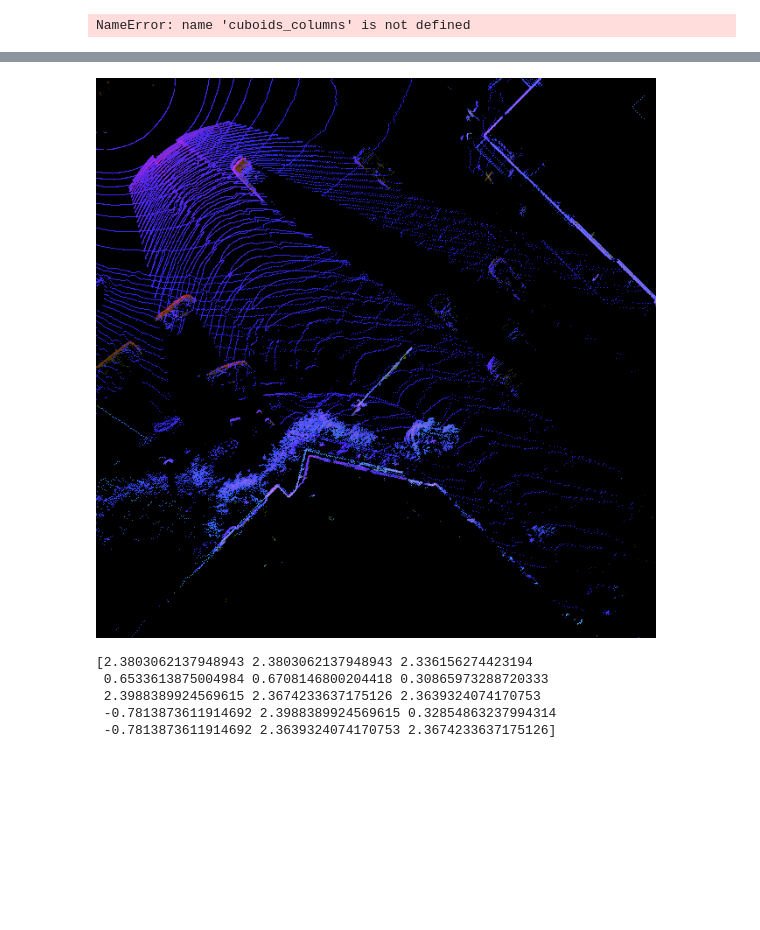
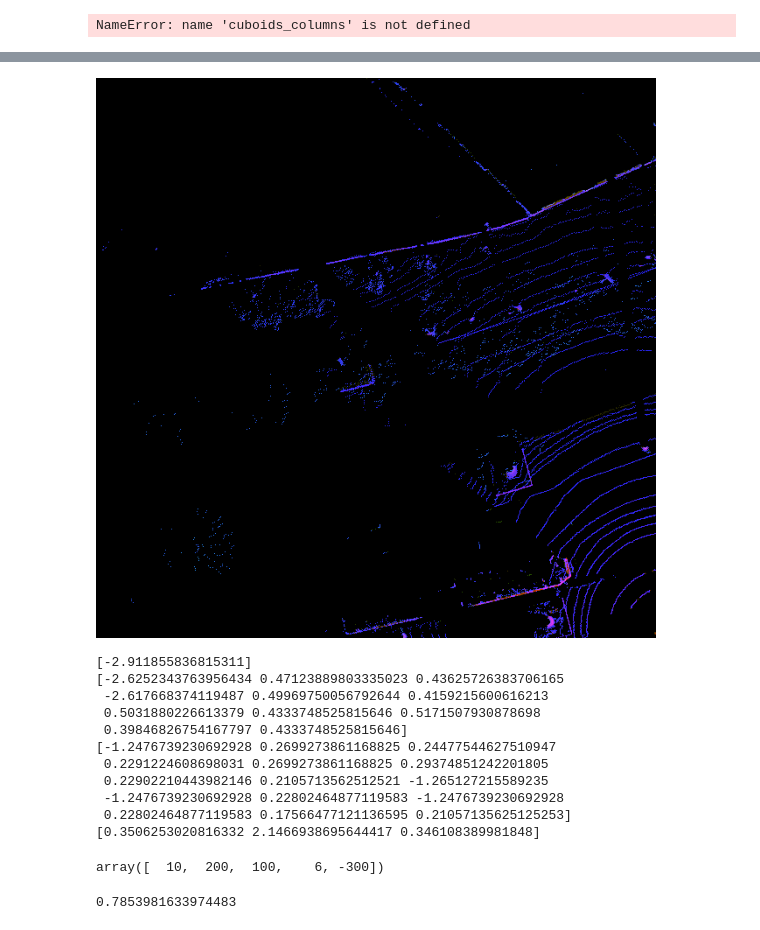
Before and after one commit to HungryM1NT/VKR, a Jupyter notebook: my_idea.ipynb, the cells around one changed output, grey strips where cells are left out. Saved outputs shown, nothing was run; the diff lists cells and outputs as text; code cells hidden in the pictures; blank space fills up the shorter version.

Commit message:
get poses

```diff
--- a/my_idea.ipynb
+++ b/my_idea.ipynb
@@ -23,14 +24,28 @@ BEV_HEIGHT = 640
 WIDTH_MAGIC = 50
 HEIGHT_MAGIC = 50
 # %%
-with open('./tests/annotations/cuboids/00.pkl', 'rb') as f:
+cur_folder = '014'
+cur_file = '04.pkl'
+
+with open(f'./training/Pandaset/{cur_folder}/annotations/cuboids/{cur_file}', 'rb') as f:
+
     cuboids_data = pickle.load(f)
+    # print(set(cuboids_data['cuboids.sibling_id']))
+    # print(cuboids_data.columns)
+    # cuboids_data = cuboids_data[cuboids_data['cuboids.sibling_id'].isin(['6c71e7b5-8eb3-4d3c-876f-e258e0e399db', '52195828-398a-4f69-a0ee-7ba9ce260ee1', '64b6e696-e63f-406c-b5f3-a8ca3668de3d', 'e5ad8a8c-8a62-4e7e-a08b-3a8a51ba0fd6',])]
+    cuboids_data = cuboids_data[cuboids_data['cuboids.sensor_id'].isin([-1, 0])]
     cuboids_data = cuboids_data[CUBOIDS_COLUMNS]
     cuboids_data = cuboids_data[cuboids_data['label'].isin(['Car', 'Bus', 'Pedestrian', 'Bus', 'Pickup Truck'])]
     cuboids_array = cuboids_data.to_numpy()
 
-with open('./tests/lidar/00.pkl', 'rb') as f:
+with open(f'./training/Pandaset/{cur_folder}/lidar/{cur_file}', 'rb') as f:
     lidar_data = pickle.load(f)
+
+with open(f"./training/Pandaset/{cur_folder}/lidar/poses.json", 'r') as f:
+    poses_data = json.load(f)
+    poses_data = poses_data[int(cur_file[:2])]
+
+    # 'd193e4e5-6794-4915-8772-cd64fe175259', '90f0d4a4-7a07-47c2-8636-3b79c468aea1', '0c23bb23-696c-4e11-bca3-184b877ca0d9', '0c045e66-3cd6-4dbb-84eb-fc3eb64d6ef1', '4ca78c65-b17e-4cc4-95d8-556e9dea834a', '6c1478ec-63e4-467e-aea9-67c4e8ebc5a3', 'f12d87c9-9522-4316-a660-7a5ec80fd8da', '5bc135e3-0e44-4e78-8a67-cc06b97cb180', '6c71e7b5-8eb3-4d3c-876f-e258e0e399db', '52195828-398a-4f69-a0ee-7ba9ce260ee1', '64b6e696-e63f-406c-b5f3-a8ca3668de3d', 'e5ad8a8c-8a62-4e7e-a08b-3a8a51ba0fd6', '3fe53d03-50b8-42eb-964e-d8f779df3a0f', 'f2b27077-6e42-42da-b044-6fa1fe100790', '580459ea-a1cc-460f-8a19-c5b645e09b5b', '7d4570ba-1ef6-4d19-81bf-de716311e966', '-', 'e7b62fa0-53fb-4ad8-93b8-971fdda41426', 'b2aa81b7-2c05-4e5e-a162-231b4183ae35', 'cbb288dd-af23-411d-b7ea-08c461c0052c', '3d8dc08d-36e3-4d29-8998-c54f938209b6', 'fe0752c6-def9-4cd5-98a0-cccb49476e41', 'c60b3e91-ce10-499e-889e-1a811a8cf489', '8a9f91ec-f724-447e-826c-b062a0fb8a4d', '316a2d28-6309-444a-b596-6c7df94a1d3f', '64aaf11d-2a76-4deb-bf41-320e92633a1a'
 # %%
 # Из чего состоят
 print(cuboids_data[cuboids_columns].iloc[0])
@@ -235,39 +256,39 @@ def pcd_to_img_map(points_array, x_idx, y_idx, x_min_border, y_min_border, z_min
     points_array[:, 0] = np.minimum(np.maximum(points_array[:, 0], 0), BEV_HEIGHT - 1)
     points_array[:, 1] = np.minimum(np.maximum(points_array[:, 1], 0), BEV_WIDTH - 1)
 
     coord_to_countval = get_CoordToCountValInt_dict(points_array)
     # points_array = points_array[ix]
 
     for ((x, y), (c, z, i)) in coord_to_countval.items():
         density_map[int(x)][int(y)] = min(1.0, np.log(c + 1) / np.log(64))
         height_map[int(x)][int(y)] = z
         intensity_map[int(x)][int(y)] = i
 
     img_map = np.zeros([BEV_HEIGHT, BEV_WIDTH, 3])
     img_map[:,:,0] = density_map
     img_map[:,:,1] = height_map
     # img_map[:,:,2] = height_map
     # img_map[:,:,2] = np.full([BEV_HEIGHT, BEV_WIDTH ], 1)
     img_map[:,:,2] = intensity_map
 
     return img_map
 
-temp = np.asarray(point_areas[1][1])
-img = pcd_to_img_map(temp, 1, 1, x_min_border, y_min_border, z_min, z_max)
+temp = np.asarray(point_areas[0][0])
+img = pcd_to_img_map(temp, 0, 0, x_min_border, y_min_border, z_min, z_max)
 
 bevImage = img * 255
 
 # cv2.imshow("BEV", img)
 # cv2.waitKey(0)
 # cv2.destroyAllWindows()
 cv2.imwrite("test.png", bevImage.astype(np.uint8))
 img = Image.fromarray(bevImage.astype(np.uint8))
 img
 # %% [output]
-[figure, old version]
+[figure, new version]
 # %%
-for x in range(1, row_num):
-    for y in range(1, col_num):
+for x in range(0, row_num):
+    for y in range(0, col_num):
         cur_area_point_arr = np.asarray(point_areas[x][y])
         cur_area_cuboid_arr = np.asarray(cuboid_areas[x][y])
 
@@ -279,6 +300,7 @@ for x in range(1, row_num):
 
         # print(cur_area_cuboid_arr[:, 2:] * 640)
 
+        # print(cur_area_cuboid_arr[:, 1])
         print(cur_area_cuboid_arr[:, 1])
         area_labels = get_labels(cur_area_cuboid_arr)
         area_labels = area_labels[:, 1:] * 640
@@ -295,8 +317,24 @@ for x in range(1, row_num):
 
         cv2.imwrite(f"test{x}{y}.png", bevImage.astype(np.uint8))
 # %% [output]
-[2.3803062137948943 2.3803062137948943 2.336156274423194
- 0.6533613875004984 0.6708146800204418 0.30865973288720333
- 2.3988389924569615 2.3674233637175126 2.3639324074170753
- -0.7813873611914692 2.3988389924569615 0.32854863237994314
- -0.7813873611914692 2.3639324074170753 2.3674233637175126]
+[-2.911855836815311]
+[-2.6252343763956434 0.47123889803335023 0.43625726383706165
+ -2.617668374119487 0.49969750056792644 0.4159215600616213
+ 0.5031880226613379 0.4333748525815646 0.5171507930878698
+ 0.39846826754167797 0.4333748525815646]
+[-1.2476739230692928 0.2699273861168825 0.24477544627510947
+ 0.2291224608698031 0.2699273861168825 0.29374851242201805
+ 0.22902210443982146 0.2105713562512521 -1.265127215589235
+ -1.2476739230692928 0.22802464877119583 -1.2476739230692928
+ 0.22802464877119583 0.17566477121136595 0.21057135625125253]
+[0.3506253020816332 2.1466938695644417 0.346108389981848]
+# %%
+temp = np.asarray([10, 2, 1, 6, -3])
+temp = np.where(temp > 5, temp, temp * 100)
+temp
+# %% [output]
+array([  10,  200,  100,    6, -300])
+# %%
+np.pi / 4
+# %% [output]
+0.7853981633974483
```
Also changed, not shown: parts of 9 cells of this notebook, 5 other files.
